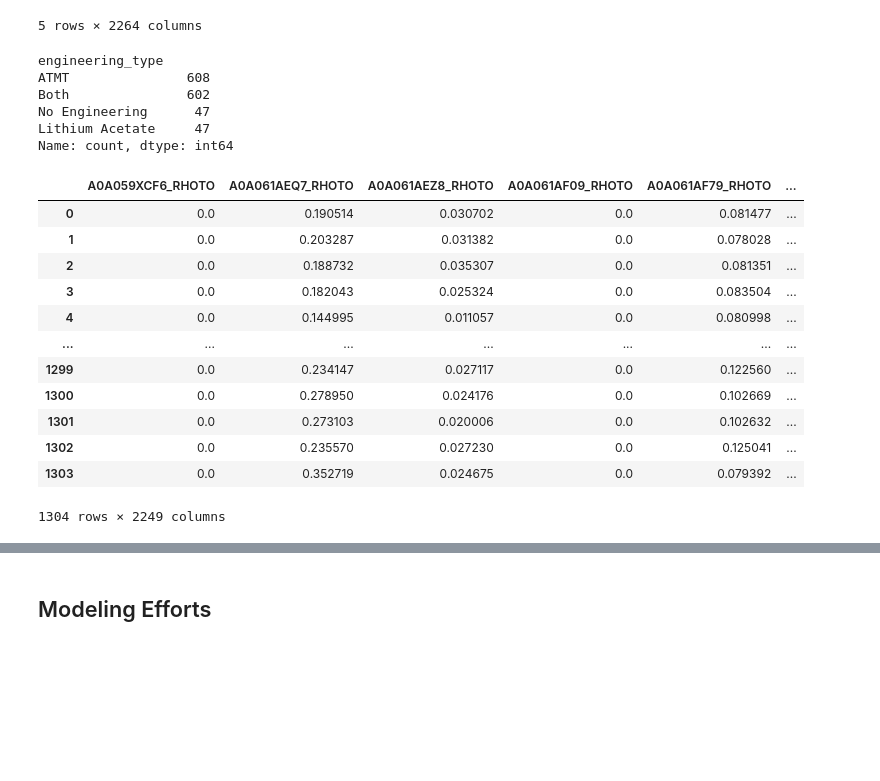
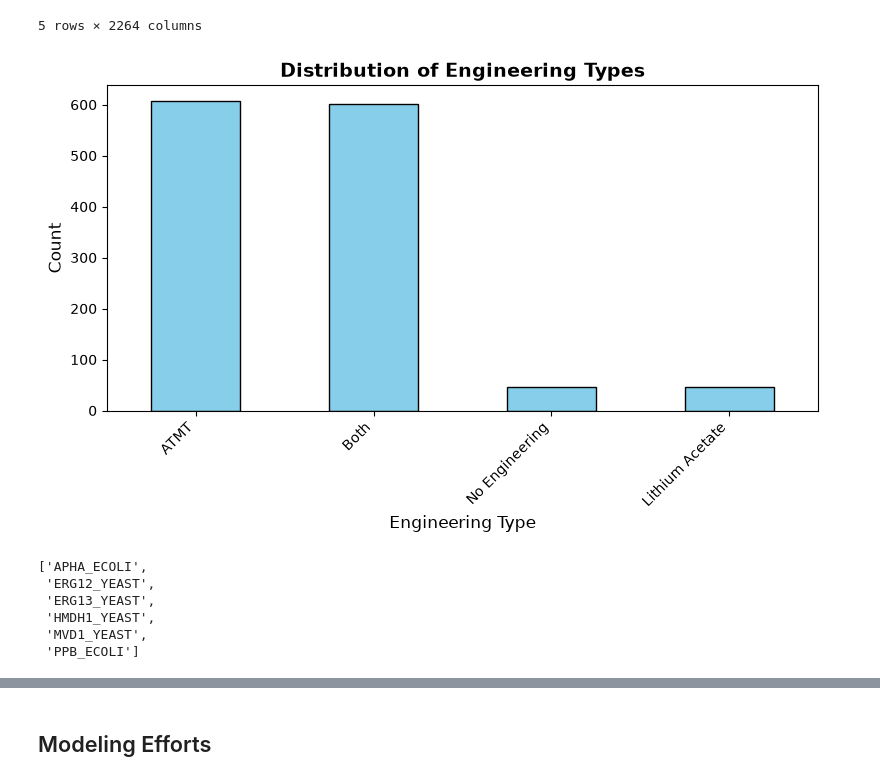
Before and after one commit to Valentina-Garcia/vg-assignments, a Jupyter notebook: Capstone_Project_Final/2026_Capstone_Final.ipynb, the cells around one changed output, grey strips where cells are left out. Cells and saved outputs as stored; diff of their text form; code cells hidden in the pictures; blank space fills up the shorter version.

```diff
--- a/Capstone_Project_Final/2026_Capstone_Final.ipynb
+++ b/Capstone_Project_Final/2026_Capstone_Final.ipynb
@@ -182,12 +206,15 @@ df_pivoted_all_proteins.head()
 | 4 | Top3_Full_list_proteins_summary_2... | 0.0 | 0.144995 | 0.011057 | 0.0 | ... |
 5 rows × 2264 columns
 # %%
-df_pivoted_all_proteins['engineering_type'].value_counts()
+#Plotting how many of each type of engineering we have
+counts = df_pivoted_all_proteins['engineering_type'].value_counts()
+counts.plot(kind='bar', figsize=(8, 5), color='skyblue', edgecolor='black')
+plt.title('Distribution of Engineering Types', fontsize=14, fontweight='bold')
+plt.xlabel('Engineering Type', fontsize=12)
+plt.ylabel('Count', fontsize=12)
+plt.xticks(rotation=45, ha='right')
+plt.tight_layout()
+plt.show()
 # %% [output]
-engineering_type
-ATMT               608
-Both               602
-No Engineering      47
-Lithium Acetate     47
-Name: count, dtype: int64
+[figure, added]
 # %%
@@ -200,16 +246,9 @@ df_pivoted_Rhodo_proteins[["source_and_sample", "Source_file", "Sample_name", 's
 # %%
-df_pivoted_Rhodo_proteins
+non_rhodo_protein_cols
 # %% [output]
-|  | A0A059XCF6_RHOTO | A0A061AEQ7_RHOTO | A0A061AEZ8_RHOTO | A0A061AF09_RHOTO | A0A061AF79_RHOTO | ... |
-| 0 | 0.0 | 0.190514 | 0.030702 | 0.0 | 0.081477 | ... |
-| 1 | 0.0 | 0.203287 | 0.031382 | 0.0 | 0.078028 | ... |
-| 2 | 0.0 | 0.188732 | 0.035307 | 0.0 | 0.081351 | ... |
-| 3 | 0.0 | 0.182043 | 0.025324 | 0.0 | 0.083504 | ... |
-| 4 | 0.0 | 0.144995 | 0.011057 | 0.0 | 0.080998 | ... |
-| ... | ... | ... | ... | ... | ... | ... |
-| 1299 | 0.0 | 0.234147 | 0.027117 | 0.0 | 0.122560 | ... |
-| 1300 | 0.0 | 0.278950 | 0.024176 | 0.0 | 0.102669 | ... |
-| 1301 | 0.0 | 0.273103 | 0.020006 | 0.0 | 0.102632 | ... |
-| 1302 | 0.0 | 0.235570 | 0.027230 | 0.0 | 0.125041 | ... |
-| 1303 | 0.0 | 0.352719 | 0.024675 | 0.0 | 0.079392 | ... |
-1304 rows × 2249 columns
+['APHA_ECOLI',
+ 'ERG12_YEAST',
+ 'ERG13_YEAST',
+ 'HMDH1_YEAST',
+ 'MVD1_YEAST',
+ 'PPB_ECOLI']
```
Also changed, not shown: parts of 34 cells of this notebook, 1 other file.
